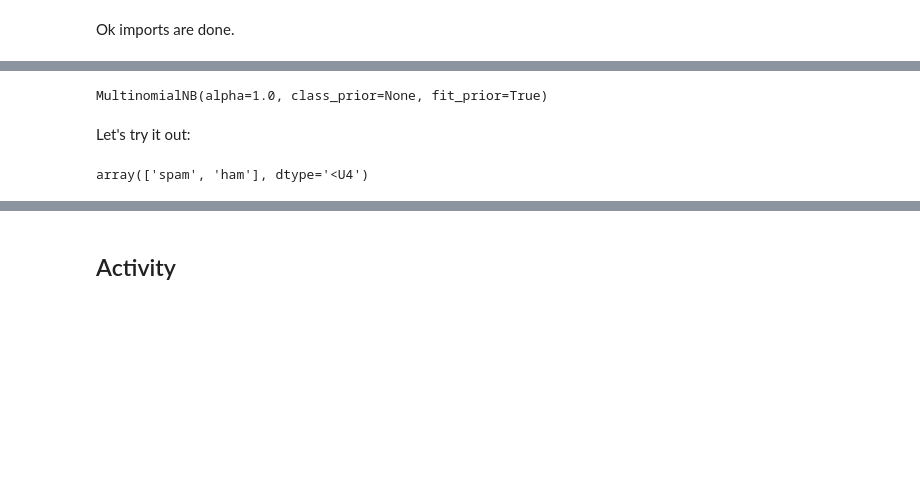
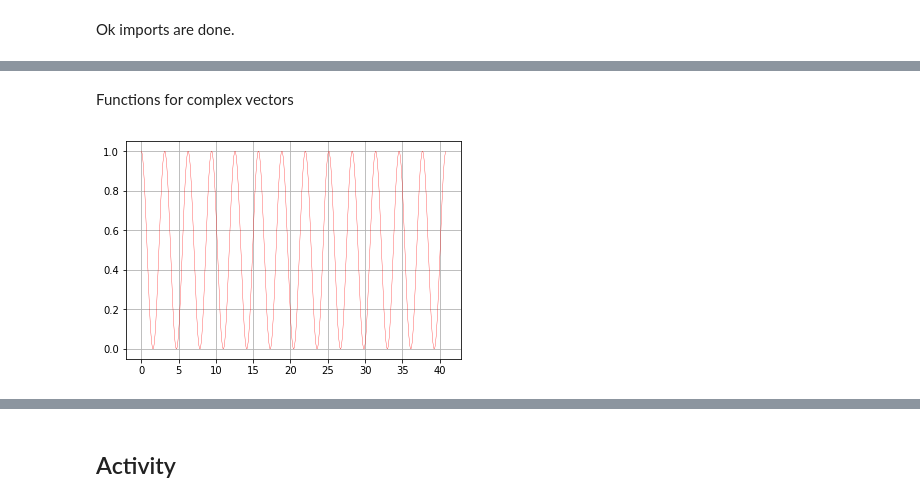
Before and after one commit to skevbrown/PythonTestPlots, a Jupyter notebook: fourierWindingPlots.ipynb, the cells around one changed output, grey strips where cells are left out. Saved outputs shown, nothing was run; the diff lists cells and outputs as text; code cells hidden in the pictures; blank space fills up the shorter version.

Commit message:
Still adjusting plots for winding

```diff
--- a/fourierWindingPlots.ipynb
+++ b/fourierWindingPlots.ipynb
@@ -25,18 +14,0 @@ Now we will use a CountVectorizer to split up each message into its list of word
-# %%
-vectorizer = CountVectorizer()
-counts = vectorizer.fit_transform(data['message'].values)
-
-classifier = MultinomialNB()
-targets = data['class'].values
-classifier.fit(counts, targets)
-# %% [output]
-MultinomialNB(alpha=1.0, class_prior=None, fit_prior=True)
-# %% [markdown]
-Let's try it out:
-# %%
-examples = ['Free Viagra now!!!', "Hi Bob, how about a game of golf tomorrow?"]
-example_counts = vectorizer.transform(examples)
-predictions = classifier.predict(example_counts)
-predictions
-# %% [output]
-array(['spam', 'ham'], dtype='<U4')
@@ -42,0 +37,18 @@ array(['spam', 'ham'], dtype='<U4')
+# %% [markdown]
+Functions for complex vectors
+# %%
+
+
+vecFreq = 2
+tiVec = np.arange(0,13*np.pi,13*np.pi/1000)
+lenTi = len(tiVec)
+ampVec1 = (1/2)* (np.cos(vecFreq*tiVec)+1)
+compExp = np.array( [ complex(0,0)] * lenTi )
+
+plt.plot(tiVec,ampVec1,'r',linewidth=0.3)
+plt.grid()
+#plt.gca().set_aspect('equal', adjustable='box'); plt.draw();
+plt.show()
+#print(dir(plt.gca()))
+# %% [output]
+[figure, added]
```
Also changed, not shown: parts of 8 cells of this notebook.
